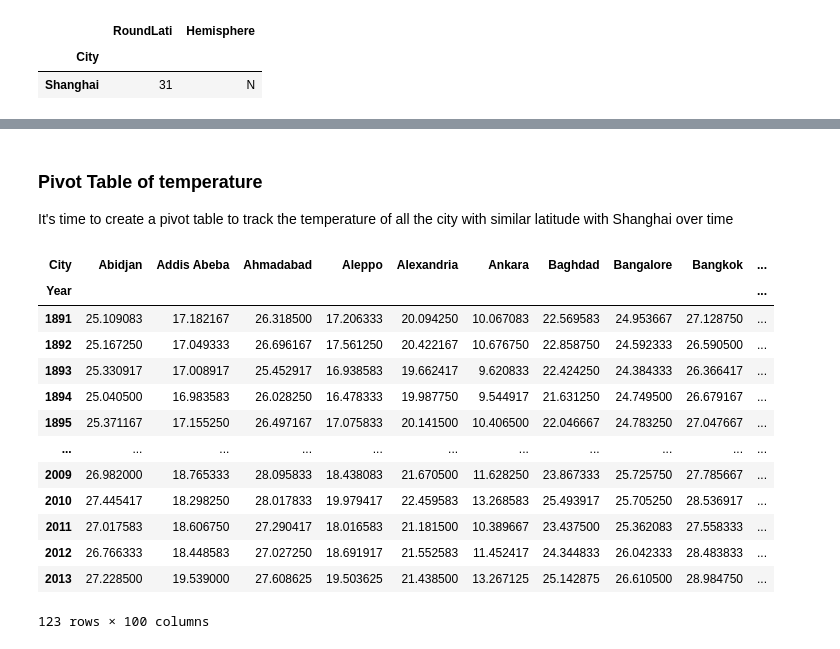
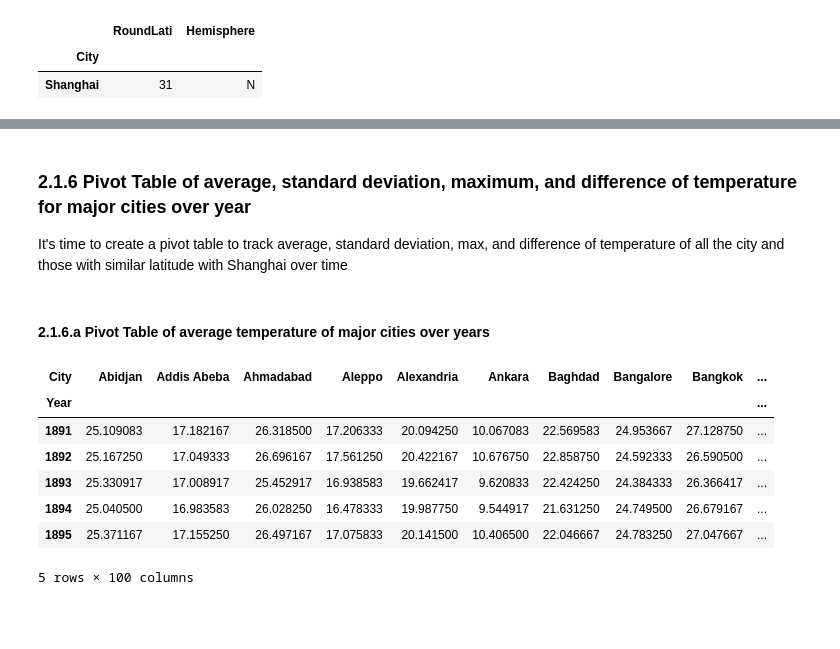
Before and after one commit to XinyangNick/ECO225-Project-1, a Jupyter notebook: Project One Xinyang.ipynb, the cells around one changed output, grey strips where cells are left out. Saved outputs shown, nothing was run; the diff lists cells and outputs as text; code cells hidden in the pictures; blank space fills up the shorter version.

```diff
--- a/Project One Xinyang.ipynb
+++ b/Project One Xinyang.ipynb
@@ -99,5 +85,6 @@ Next we use groupby method to get the average temperature and standard deviation
 # %%
 major_copy = major_city_temp.copy()
-MajorCity_year_average = major_copy.dropna(subset=["AverageTemperature"]).groupby(["City", "Year"]).mean()
-MajorCity_year_average.rename(columns={"AverageTemperature": "AverageYearTemperature"})
+MajorCity_year_average = major_copy.groupby(["City", "Year"]).mean()
+MajorCity_year_average.rename(columns={"AverageTemperature": "YearAverageTemperature"}, inplace=True)
+MajorCity_year_average.head()
 # %% [output]
@@ -153,22 +157,18 @@ SameLati_Shanghai
 # %% [markdown]
-### Pivot Table of temperature
-It's time to create a pivot table to track the temperature of all the city with similar latitude with Shanghai over time
+### 2.1.6 Pivot Table of average, standard deviation,  maximum, and difference of temperature for major cities over year
+It's time to create a pivot table to track average, standard deviation, max, and difference of temperature of all the city and those with similar latitude with Shanghai over time
+# %% [markdown]
+#### 2.1.6.a Pivot Table of average temperature of major cities over years
 # %%
-NoIndex_majorAvg = Major_year_average.reset_index()
-YearTempPivotTable = NoIndex_majorAvg.pivot_table(values="AverageTemperature", index="Year", columns="City")
-YearTempPivotTable.dropna()
+NoIndex_majorAvg = MajorCity_year_average.reset_index()
+YearTempPivotTable = NoIndex_majorAvg.pivot_table(values="YearAverageTemperature", index="Year", columns="City")
+YearTempPivotTable.dropna().head()
 # %% [output]
 | City | Abidjan | Addis Abeba | Ahmadabad | Aleppo | Alexandria | Ankara | Baghdad | Bangalore | Bangkok | ... |
 | Year |  |  |  |  |  |  |  |  |  | ... |
 | 1891 | 25.109083 | 17.182167 | 26.318500 | 17.206333 | 20.094250 | 10.067083 | 22.569583 | 24.953667 | 27.128750 | ... |
 | 1892 | 25.167250 | 17.049333 | 26.696167 | 17.561250 | 20.422167 | 10.676750 | 22.858750 | 24.592333 | 26.590500 | ... |
 | 1893 | 25.330917 | 17.008917 | 25.452917 | 16.938583 | 19.662417 | 9.620833 | 22.424250 | 24.384333 | 26.366417 | ... |
 | 1894 | 25.040500 | 16.983583 | 26.028250 | 16.478333 | 19.987750 | 9.544917 | 21.631250 | 24.749500 | 26.679167 | ... |
 | 1895 | 25.371167 | 17.155250 | 26.497167 | 17.075833 | 20.141500 | 10.406500 | 22.046667 | 24.783250 | 27.047667 | ... |
-| ... | ... | ... | ... | ... | ... | ... | ... | ... | ... | ... |
-| 2009 | 26.982000 | 18.765333 | 28.095833 | 18.438083 | 21.670500 | 11.628250 | 23.867333 | 25.725750 | 27.785667 | ... |
-| 2010 | 27.445417 | 18.298250 | 28.017833 | 19.979417 | 22.459583 | 13.268583 | 25.493917 | 25.705250 | 28.536917 | ... |
-| 2011 | 27.017583 | 18.606750 | 27.290417 | 18.016583 | 21.181500 | 10.389667 | 23.437500 | 25.362083 | 27.558333 | ... |
-| 2012 | 26.766333 | 18.448583 | 27.027250 | 18.691917 | 21.552583 | 11.452417 | 24.344833 | 26.042333 | 28.483833 | ... |
-| 2013 | 27.228500 | 19.539000 | 27.608625 | 19.503625 | 21.438500 | 13.267125 | 25.142875 | 26.610500 | 28.984750 | ... |
-123 rows × 100 columns
+5 rows × 100 columns
```
Also changed, not shown: parts of 64 cells of this notebook.
